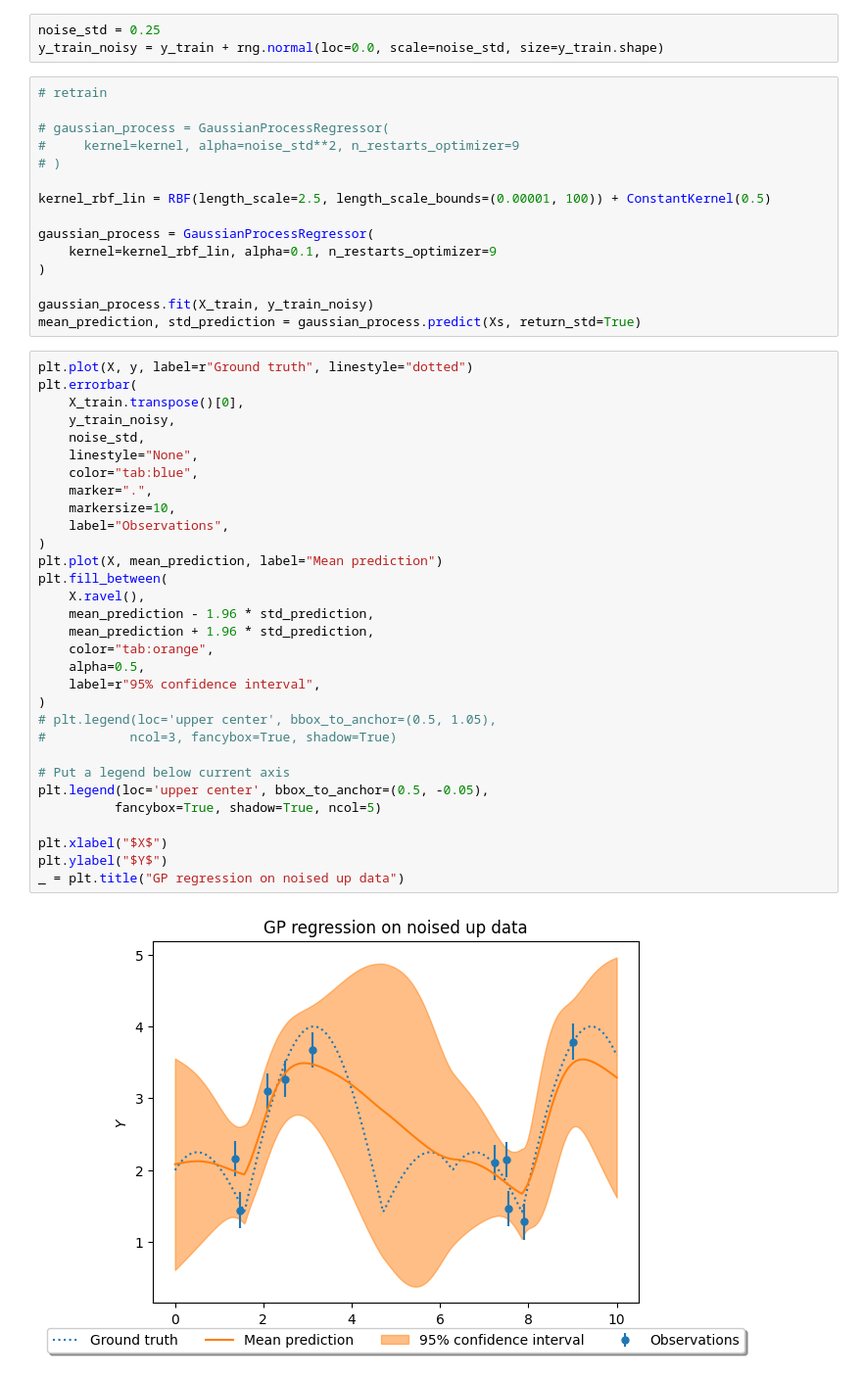
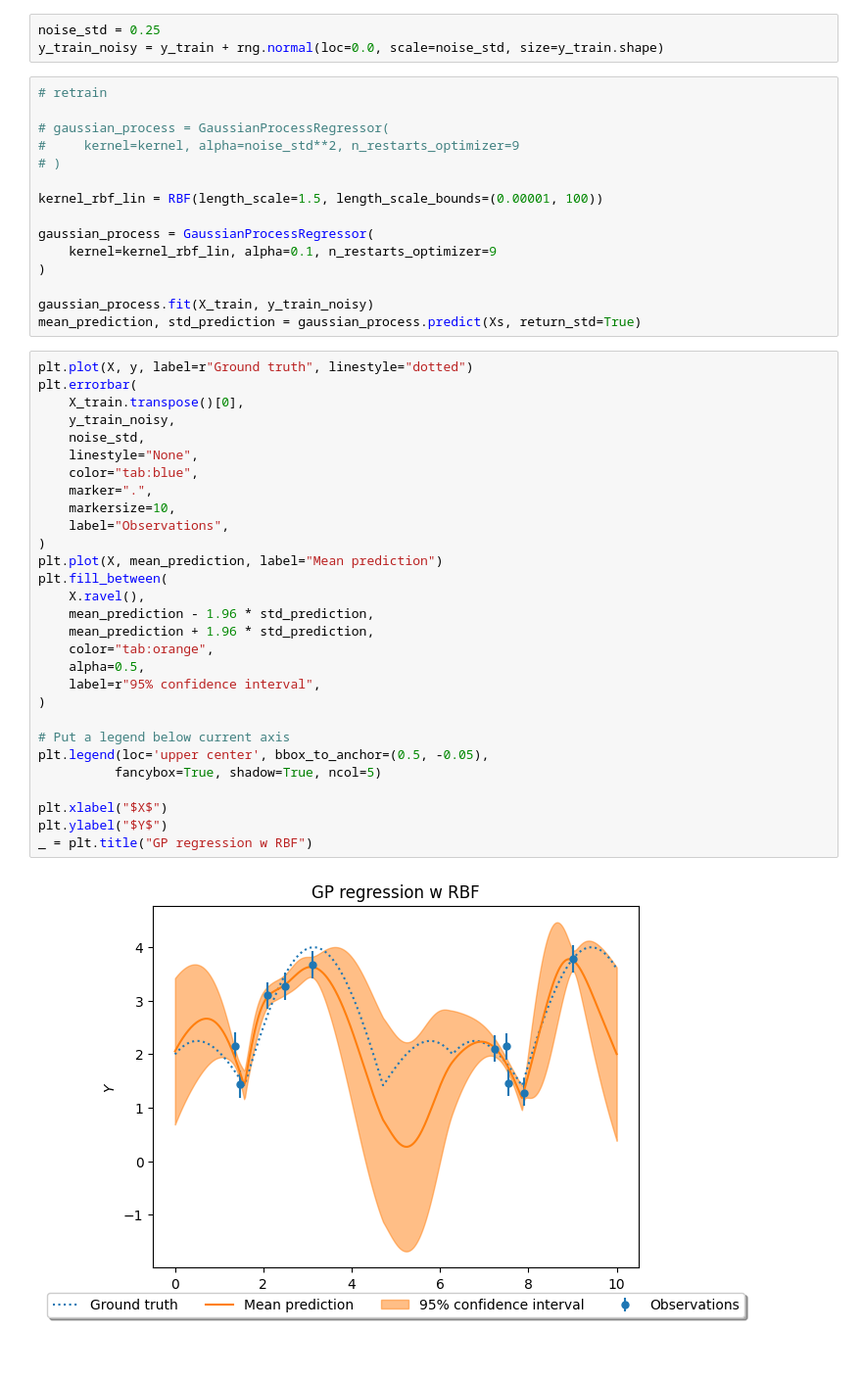
Before and after one commit to joshuajnoble/gaussian_process_exploration, a Jupyter notebook: multi_testing_regress.ipynb, the cells around one changed output. Shown at 98% size. Drawn from its saved outputs; the diff is of its cells as text.

```diff
--- a/multi_testing_regress.ipynb
+++ b/multi_testing_regress.ipynb
@@ -88,7 +88,7 @@ y_train_noisy = y_train + rng.normal(loc=0.0, scale=noise_std, size=y_train.shap
 #     kernel=kernel, alpha=noise_std**2, n_restarts_optimizer=9
 # )
 
-kernel_rbf_lin = RBF(length_scale=2.5, length_scale_bounds=(0.00001, 100)) + ConstantKernel(0.5)
+kernel_rbf_lin = RBF(length_scale=1.5, length_scale_bounds=(0.00001, 100))
 
 gaussian_process = GaussianProcessRegressor(
     kernel=kernel_rbf_lin, alpha=0.1, n_restarts_optimizer=9
@@ -99,36 +99,34 @@ mean_prediction, std_prediction = gaussian_process.predict(Xs, return_std=True)
 # %%
 plt.plot(X, y, label=r"Ground truth", linestyle="dotted")
 plt.errorbar(
     X_train.transpose()[0],
     y_train_noisy,
     noise_std,
     linestyle="None",
     color="tab:blue",
     marker=".",
     markersize=10,
     label="Observations",
 )
 plt.plot(X, mean_prediction, label="Mean prediction")
 plt.fill_between(
     X.ravel(),
     mean_prediction - 1.96 * std_prediction,
     mean_prediction + 1.96 * std_prediction,
     color="tab:orange",
     alpha=0.5,
     label=r"95% confidence interval",
 )
-# plt.legend(loc='upper center', bbox_to_anchor=(0.5, 1.05),
-#           ncol=3, fancybox=True, shadow=True)
 
 # Put a legend below current axis
 plt.legend(loc='upper center', bbox_to_anchor=(0.5, -0.05),
           fancybox=True, shadow=True, ncol=5)
 
 plt.xlabel("$X$")
 plt.ylabel("$Y$")
-_ = plt.title("GP regression on noised up data")
+_ = plt.title("GP regression w RBF")
 # %% [output]
-[figure, old version]
+[figure, new version]
 # %%
 
 from sklearn.gaussian_process.kernels import ExpSineSquared
```
Also changed, not shown: parts of 3 cells of this notebook.
